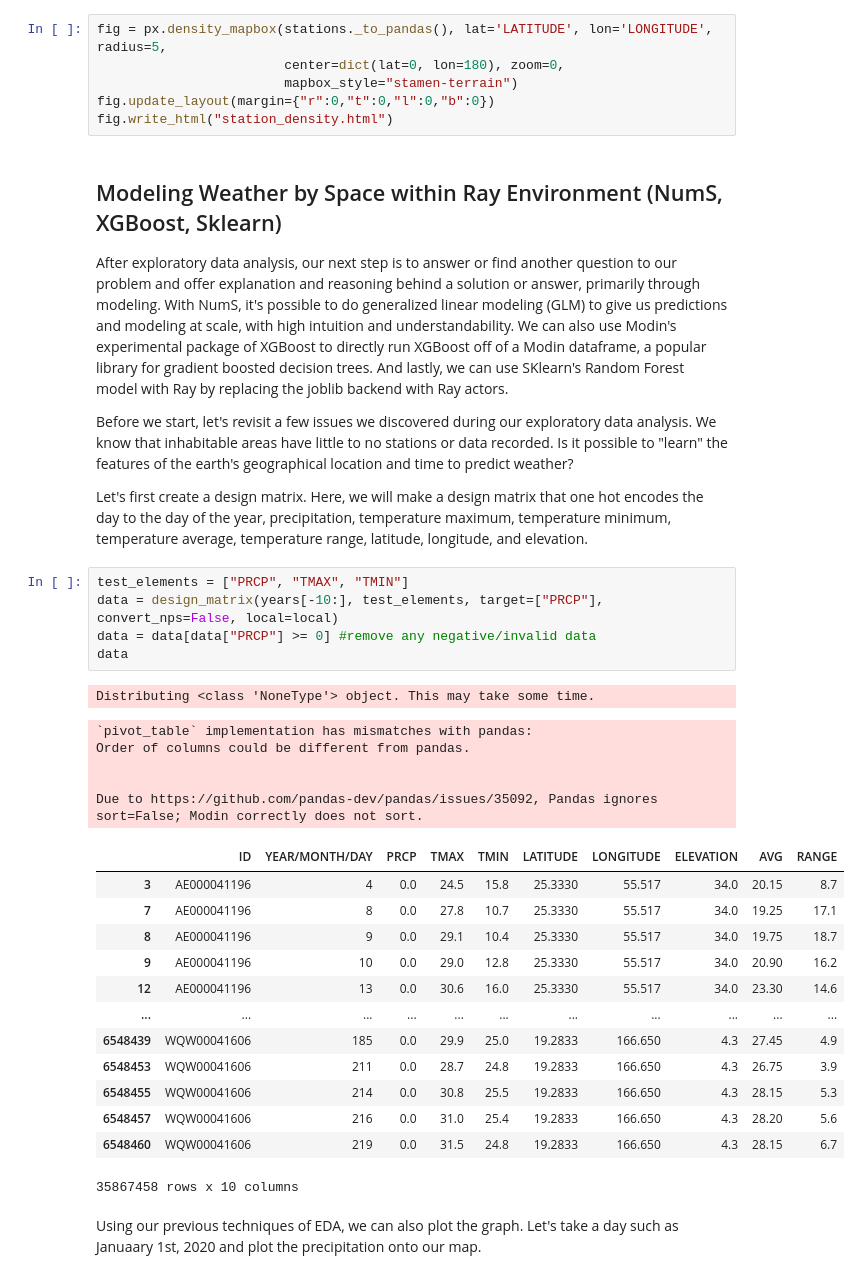
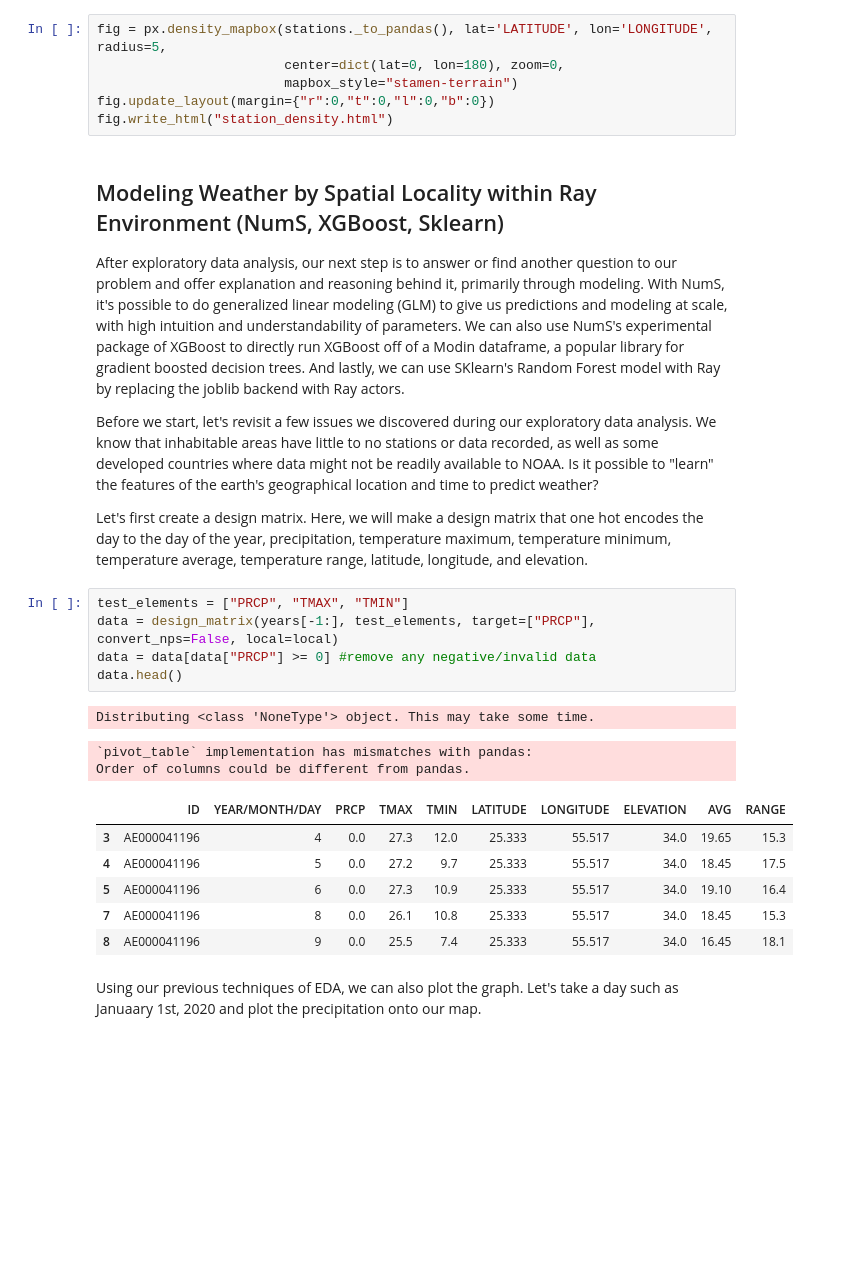
Before and after one commit to briancpark/aws-asdi, a Jupyter notebook: tutorial.ipynb, the cells around one changed output. Cells and saved outputs as stored; diff of their text form; blank space fills up the shorter version.

```diff
--- a/tutorial.ipynb
+++ b/tutorial.ipynb
@@ -475,37 +479,27 @@ fig = px.density_mapbox(stations._to_pandas(), lat='LATITUDE', lon='LONGITUDE',
 fig.update_layout(margin={"r":0,"t":0,"l":0,"b":0})
 fig.write_html("station_density.html")
 # %% [markdown]
-## Modeling Weather by Space within Ray Environment (NumS, XGBoost, Sklearn)
-After exploratory data analysis, our next step is to answer or find another question to our problem and offer explanation and reasoning behind a solution or answer, primarily through modeling. With NumS, it's possible to do generalized linear modeling (GLM) to give us predictions and modeling at scale, with high intuition and understandability. We can also use Modin's experimental package of XGBoost to directly run XGBoost off of a Modin dataframe, a popular library for gradient boosted decision trees. And lastly, we can use SKlearn's Random Forest model with Ray by replacing the joblib backend with Ray actors.
+## Modeling Weather by Spatial Locality within Ray Environment (NumS, XGBoost, Sklearn)
+After exploratory data analysis, our next step is to answer or find another question to our problem and offer explanation and reasoning behind it, primarily through modeling. With NumS, it's possible to do generalized linear modeling (GLM) to give us predictions and modeling at scale, with high intuition and understandability of parameters. We can also use NumS's experimental package of XGBoost to directly run XGBoost off of a Modin dataframe, a popular library for gradient boosted decision trees. And lastly, we can use SKlearn's Random Forest model with Ray by replacing the joblib backend with Ray actors.
 
-Before we start, let's revisit a few issues we discovered during our exploratory data analysis. We know that inhabitable areas have little to no stations or data recorded. Is it possible to "learn" the features of the earth's geographical location and time to predict weather?
+Before we start, let's revisit a few issues we discovered during our exploratory data analysis. We know that inhabitable areas have little to no stations or data recorded, as well as some developed countries where data might not be readily available to NOAA. Is it possible to "learn" the features of the earth's geographical location and time to predict weather?
 
 Let's first create a design matrix. Here, we will make a design matrix that one hot encodes the day to the day of the year, precipitation, temperature maximum, temperature minimum, temperature average, temperature range, latitude, longitude, and elevation.
 # %%
 test_elements = ["PRCP", "TMAX", "TMIN"]
-data = design_matrix(years[-10:], test_elements, target=["PRCP"], convert_nps=False, local=local)
+data = design_matrix(years[-1:], test_elements, target=["PRCP"], convert_nps=False, local=local)
 data = data[data["PRCP"] >= 0] #remove any negative/invalid data
-data
+data.head()
 # %% [output]
 Distributing <class 'NoneType'> object. This may take some time.
 `pivot_table` implementation has mismatches with pandas:
 Order of columns could be different from pandas.
-
-
-Due to https://github.com/pandas-dev/pandas/issues/35092, Pandas ignores sort=False; Modin correctly does not sort.
 |  | ID | YEAR/MONTH/DAY | PRCP | TMAX | TMIN | LATITUDE | LONGITUDE | ELEVATION | AVG | RANGE |
-| 3 | AE000041196 | 4 | 0.0 | 24.5 | 15.8 | 25.3330 | 55.517 | 34.0 | 20.15 | 8.7 |
-| 7 | AE000041196 | 8 | 0.0 | 27.8 | 10.7 | 25.3330 | 55.517 | 34.0 | 19.25 | 17.1 |
-| 8 | AE000041196 | 9 | 0.0 | 29.1 | 10.4 | 25.3330 | 55.517 | 34.0 | 19.75 | 18.7 |
-| 9 | AE000041196 | 10 | 0.0 | 29.0 | 12.8 | 25.3330 | 55.517 | 34.0 | 20.90 | 16.2 |
-| 12 | AE000041196 | 13 | 0.0 | 30.6 | 16.0 | 25.3330 | 55.517 | 34.0 | 23.30 | 14.6 |
-| ... | ... | ... | ... | ... | ... | ... | ... | ... | ... | ... |
-| 6548439 | WQW00041606 | 185 | 0.0 | 29.9 | 25.0 | 19.2833 | 166.650 | 4.3 | 27.45 | 4.9 |
-| 6548453 | WQW00041606 | 211 | 0.0 | 28.7 | 24.8 | 19.2833 | 166.650 | 4.3 | 26.75 | 3.9 |
-| 6548455 | WQW00041606 | 214 | 0.0 | 30.8 | 25.5 | 19.2833 | 166.650 | 4.3 | 28.15 | 5.3 |
-| 6548457 | WQW00041606 | 216 | 0.0 | 31.0 | 25.4 | 19.2833 | 166.650 | 4.3 | 28.20 | 5.6 |
-| 6548460 | WQW00041606 | 219 | 0.0 | 31.5 | 24.8 | 19.2833 | 166.650 | 4.3 | 28.15 | 6.7 |
+| 3 | AE000041196 | 4 | 0.0 | 27.3 | 12.0 | 25.333 | 55.517 | 34.0 | 19.65 | 15.3 |
+| 4 | AE000041196 | 5 | 0.0 | 27.2 | 9.7 | 25.333 | 55.517 | 34.0 | 18.45 | 17.5 |
+| 5 | AE000041196 | 6 | 0.0 | 27.3 | 10.9 | 25.333 | 55.517 | 34.0 | 19.10 | 16.4 |
+| 7 | AE000041196 | 8 | 0.0 | 26.1 | 10.8 | 25.333 | 55.517 | 34.0 | 18.45 | 15.3 |
+| 8 | AE000041196 | 9 | 0.0 | 25.5 | 7.4 | 25.333 | 55.517 | 34.0 | 16.45 | 18.1 |
-35867458 rows x 10 columns
 # %% [markdown]
 Using our previous techniques of EDA, we can also plot the graph. Let's take a day such as Januaary 1st, 2020 and plot the precipitation onto our map.
 # %%
```
Also changed, not shown: parts of 39 cells of this notebook, 1 other file.
